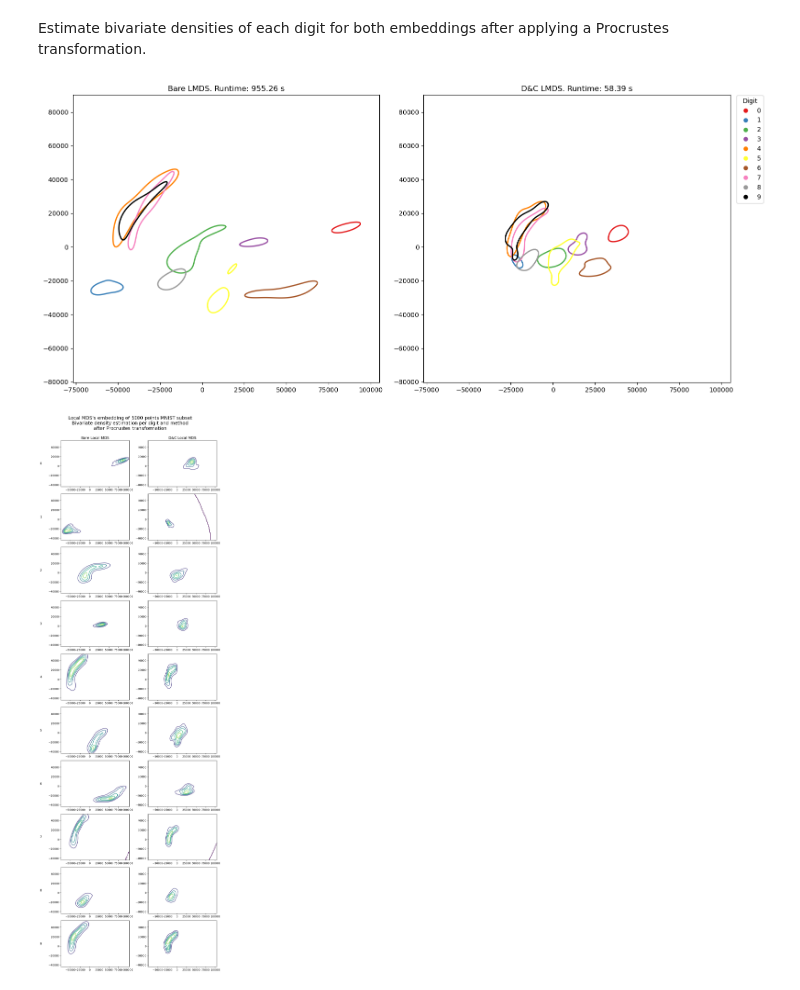
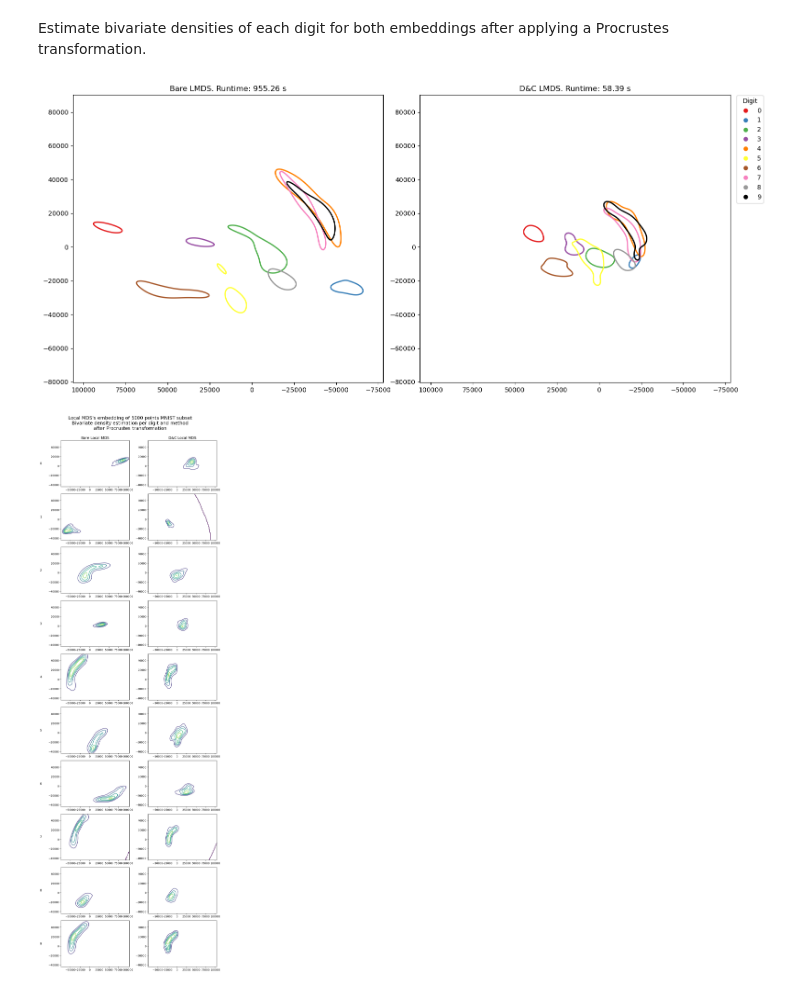
Before and after one commit to airdac/TFM_Adria, a Jupyter notebook: code/d_and_c/LMDS/LMDS_examples.ipynb, the cells around one changed output. Saved outputs shown, nothing was run; the diff lists cells and outputs as text; code cells hidden in the pictures.

```diff
--- a/code/d_and_c/LMDS/LMDS_examples.ipynb
+++ b/code/d_and_c/LMDS/LMDS_examples.ipynb
@@ -758,34 +758,35 @@ xx, yy = np.meshgrid(
     np.linspace(xmin, xmax, 200),
     np.linspace(ymin, ymax, 200)
 )
 
 fig, axes = plt.subplots(1, 2, figsize=(16, 7))
 contour_level = 0.7
 
 for col, method in enumerate(method_names):
     ax = axes[col]
     for i, digit in enumerate(digits):
         kde = densities[method][int(digit)]
         zz = kde(np.vstack([xx.ravel(), yy.ravel()])).reshape(xx.shape)
         ax.contour(xx, yy, zz, levels=[zz.max() * contour_level], colors=[cmap(i)], linewidths=2)
     ax.set_title(f"{method}. Runtime: {runtimes[method]:.2f} s")
     ax.axis('equal')
+    ax.invert_xaxis()
     if col == 1:
         # Custom legend on the right plot
         legend_handles = [mlines.Line2D([], [], linestyle='None', marker='o',
                                         markersize=7,
                                         markerfacecolor=cmap(i),
                                         markeredgewidth=0,
                                         label=int(digit))
                           for i, digit in enumerate(digits)]
         ax.legend(handles=legend_handles, title="Digit",
                   bbox_to_anchor=(1.01, 1.01), loc='upper left')
 # fig.suptitle(
 #     f"LMDS's embedding of {n} points MNIST subset\nBivariate density estimation per digit and method\nafter Procrustes transformation.\nContour lines at {contour_level*100:.0f}%", fontsize=16, y=1.03)
 plt.tight_layout()
 plt.show()
 # %% [output]
-[figure, old version]
+[figure, new version]
 # %%
 # Compare each digit with more contour lines
 digits = np.unique(sampled_target1)
```
Also changed, not shown: 8 other files.
